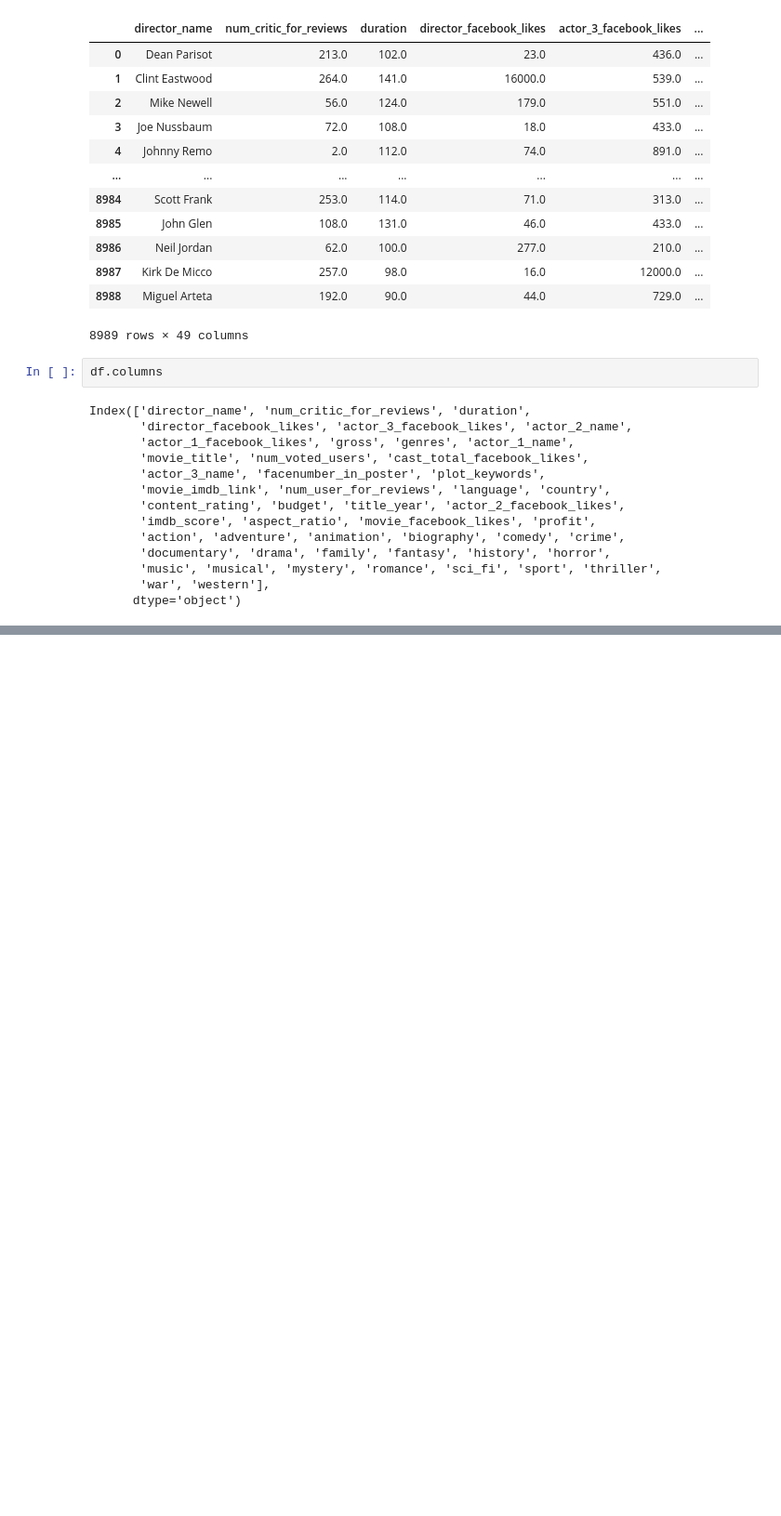
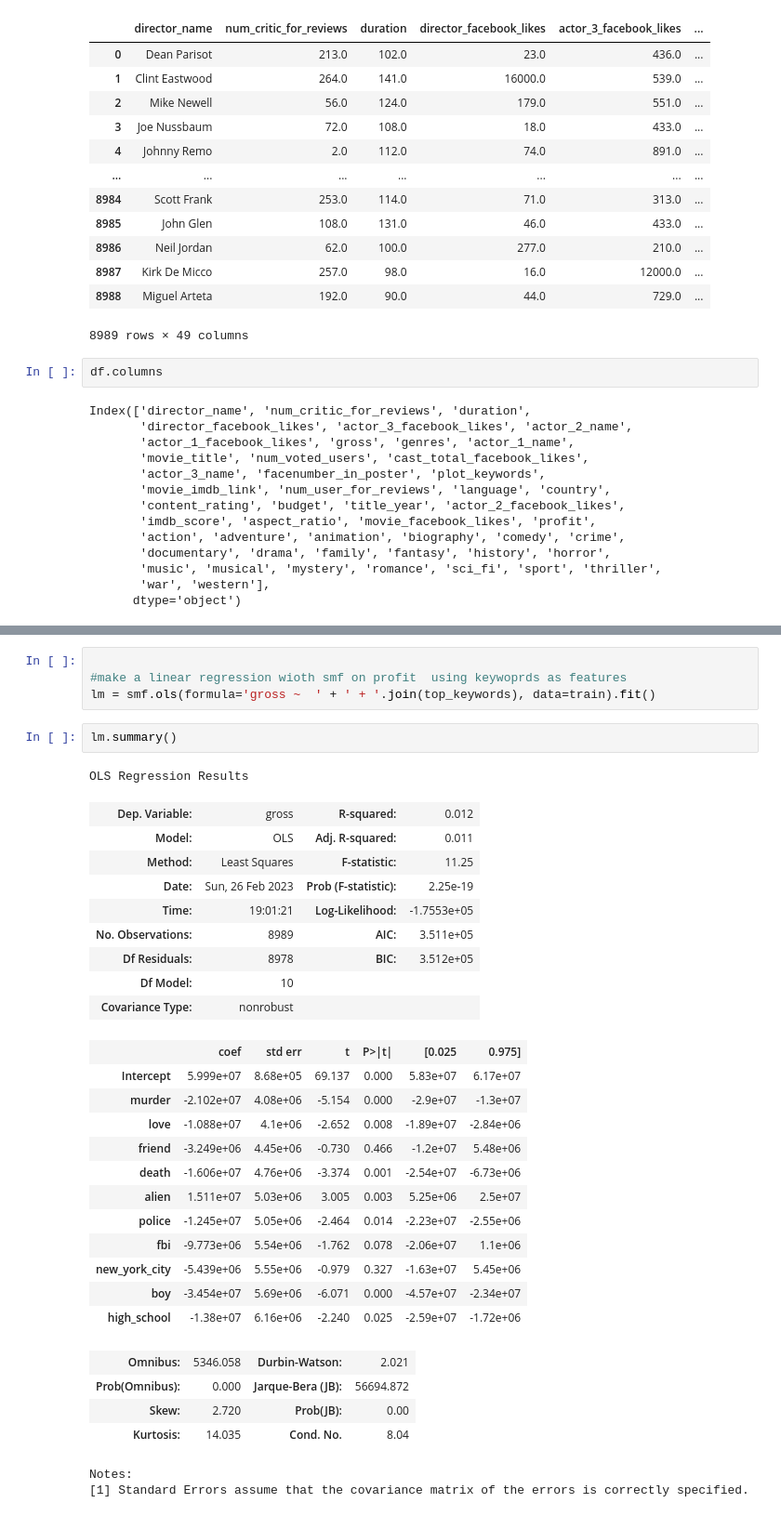
Before and after one commit to diegoschum/Zzzz, a Jupyter notebook: exploratory_analysis.ipynb, the cells around one changed output, grey strips where cells are left out. Shown at 93% size. Drawn from its saved outputs; the diff is of its cells as text; blank space fills up the shorter version.

```diff
--- a/exploratory_analysis.ipynb
+++ b/exploratory_analysis.ipynb
@@ -148,0 +159,35 @@ columns_to_drop = ['director_name','actor_1_name', 'actor_2_name', 'actor_3_name
+# %%
+
+#make a linear regression wioth smf on profit  using keywoprds as features
+lm = smf.ols(formula='gross ~  ' + ' + '.join(top_keywords), data=train).fit()
+# %%
+lm.summary()
+# %% [output]
+OLS Regression Results
+| Dep. Variable: | gross | R-squared: | 0.012 |
+| Model: | OLS | Adj. R-squared: | 0.011 |
+| Method: | Least Squares | F-statistic: | 11.25 |
+| Date: | Sun, 26 Feb 2023 | Prob (F-statistic): | 2.25e-19 |
+| Time: | 19:01:21 | Log-Likelihood: | -1.7553e+05 |
+| No. Observations: | 8989 | AIC: | 3.511e+05 |
+| Df Residuals: | 8978 | BIC: | 3.512e+05 |
+| Df Model: | 10 |  |  |
+| Covariance Type: | nonrobust |  |  |
+|  | coef | std err | t | P>|t| | [0.025 | 0.975] |
+| Intercept | 5.999e+07 | 8.68e+05 | 69.137 | 0.000 | 5.83e+07 | 6.17e+07 |
+| murder | -2.102e+07 | 4.08e+06 | -5.154 | 0.000 | -2.9e+07 | -1.3e+07 |
+| love | -1.088e+07 | 4.1e+06 | -2.652 | 0.008 | -1.89e+07 | -2.84e+06 |
+| friend | -3.249e+06 | 4.45e+06 | -0.730 | 0.466 | -1.2e+07 | 5.48e+06 |
+| death | -1.606e+07 | 4.76e+06 | -3.374 | 0.001 | -2.54e+07 | -6.73e+06 |
+| alien | 1.511e+07 | 5.03e+06 | 3.005 | 0.003 | 5.25e+06 | 2.5e+07 |
+| police | -1.245e+07 | 5.05e+06 | -2.464 | 0.014 | -2.23e+07 | -2.55e+06 |
+| fbi | -9.773e+06 | 5.54e+06 | -1.762 | 0.078 | -2.06e+07 | 1.1e+06 |
+| new_york_city | -5.439e+06 | 5.55e+06 | -0.979 | 0.327 | -1.63e+07 | 5.45e+06 |
+| boy | -3.454e+07 | 5.69e+06 | -6.071 | 0.000 | -4.57e+07 | -2.34e+07 |
+| high_school | -1.38e+07 | 6.16e+06 | -2.240 | 0.025 | -2.59e+07 | -1.72e+06 |
+| Omnibus: | 5346.058 | Durbin-Watson: | 2.021 |
+| Prob(Omnibus): | 0.000 | Jarque-Bera (JB): | 56694.872 |
+| Skew: | 2.720 | Prob(JB): | 0.00 |
+| Kurtosis: | 14.035 | Cond. No. | 8.04 |
+Notes:
+[1] Standard Errors assume that the covariance matrix of the errors is correctly specified.
```
Also changed, not shown: parts of 16 cells of this notebook, 1 other file.
